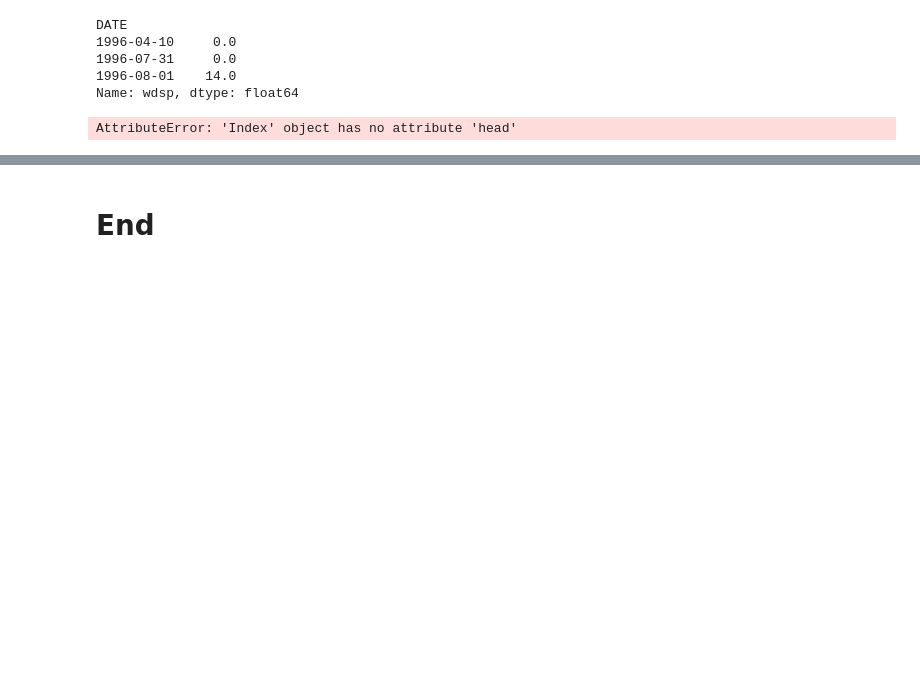
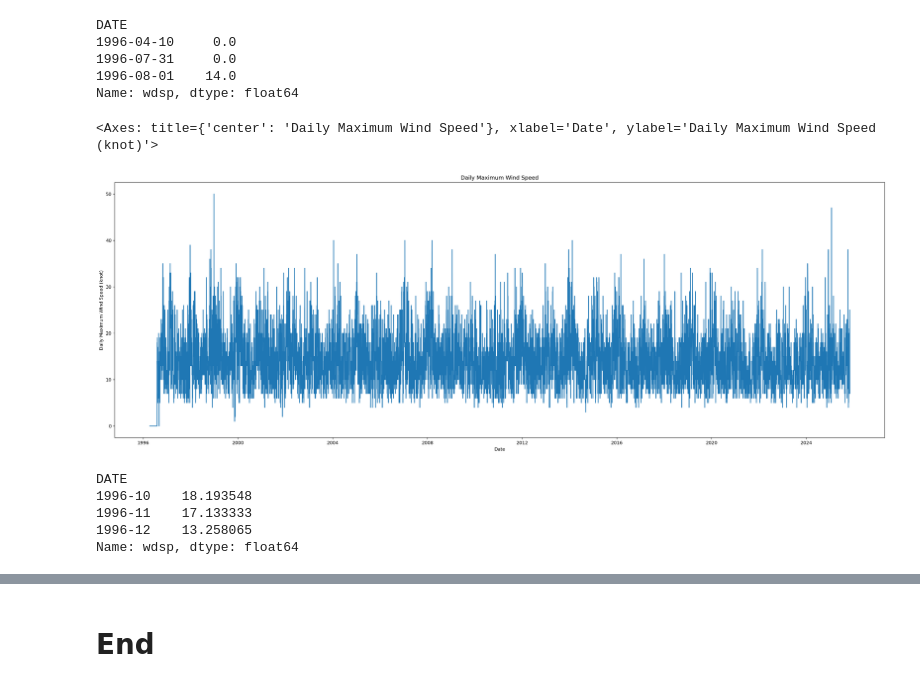
Before and after one commit to akshaypastagiya/PFDA, a Jupyter notebook: Assignments/assignment06-Weather.ipynb, the cells around one changed output, grey strips where cells are left out. Drawn from its saved outputs; the diff is of its cells as text; code cells hidden in the pictures; blank space fills up the shorter version.

```diff
--- a/Assignments/assignment06-Weather.ipynb
+++ b/Assignments/assignment06-Weather.ipynb
@@ -118,12 +141,24 @@ DATE
 1996-07-31     0.0
 1996-08-01    14.0
 Name: wdsp, dtype: float64
+# %%
+# plot the daily maximum wind speed
+fig, ax = plt.subplots(figsize=(30, 10), dpi=140)
+ax.set_xlabel('Date')
+ax.set_ylabel('Daily Maximum Wind Speed (knot)')
+ax.set_title('Daily Maximum Wind Speed')
+sns.lineplot(data=day_max_windspeed,ax=ax)
+# %% [output]
+<Axes: title={'center': 'Daily Maximum Wind Speed'}, xlabel='Date', ylabel='Daily Maximum Wind Speed (knot)'>
+[figure, added]
 # %%
-# add column in daily_avg_temp for month
-
-
-daily_avg_temp['MONTH'] = pd.to_datetime(day_max_windspeed.index).year.astype(dtype='str') +"-"+ pd.to_datetime(day_max_windspeed.index).month.astype(dtype='str')
-print(daily_avg_temp['MONTH'].head(3))
+# Calculate monthly mean of daily maximum windspeed
+monthly_max_wind_speed = day_max_windspeed.groupby(pd.to_datetime(day_max_windspeed.index).year.astype(dtype='str') +"-"+ pd.to_datetime(day_max_windspeed.index).month.astype(dtype='str')).mean()
+print(monthly_max_wind_speed.head(3))
 # %% [output]
-AttributeError: 'Index' object has no attribute 'head'
+DATE
+1996-10    18.193548
+1996-11    17.133333
+1996-12    13.258065
+Name: wdsp, dtype: float64
 # %%
```
Also changed, not shown: parts of 10 cells of this notebook.
